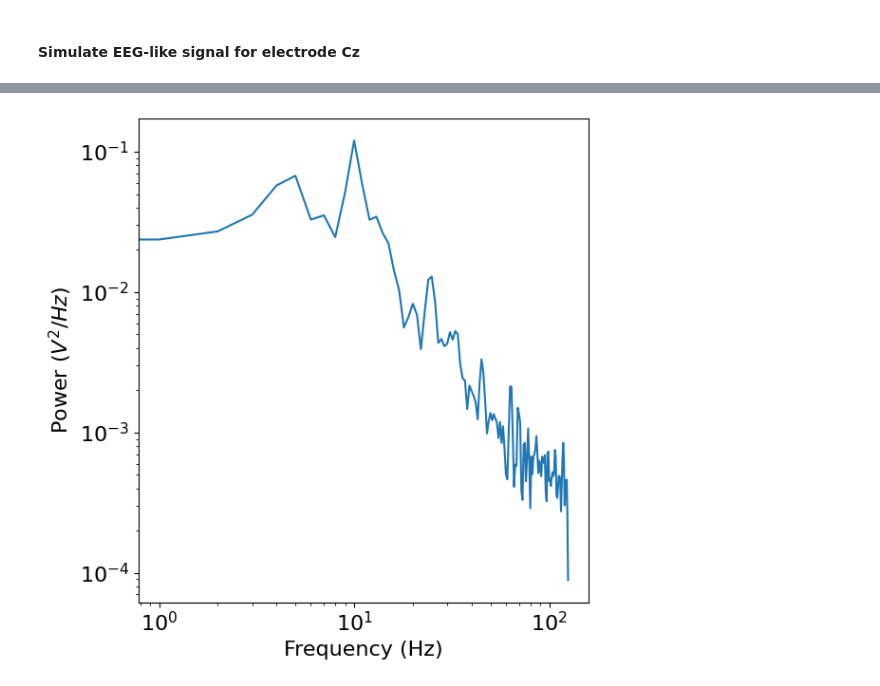
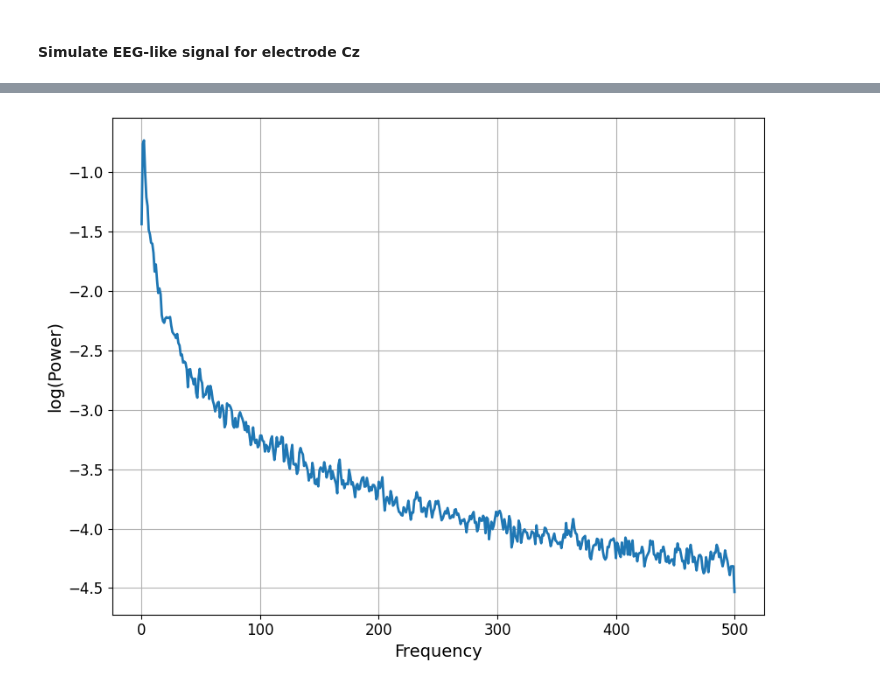
Before and after one commit to chloehooper18/DissertationSimulations, a Jupyter notebook: 02 Simulations 1ppt/01_Cz_Simulation.ipynb, the cells around one changed output, grey strips where cells are left out. Saved outputs shown, nothing was run; the diff lists cells and outputs as text; code cells hidden in the pictures.

Commit message:
Changed simulations parameters for signal

```diff
--- a/02 Simulations 1ppt/01_Cz_Simulation.ipynb
+++ b/02 Simulations 1ppt/01_Cz_Simulation.ipynb
@@ -35,19 +35,15 @@ Requirement already satisfied: six>=1.5 in c:\users\chloe\onedrive\documents\ana
 #### Data simulation settings
 # %%
 # Set seed for consistency
-set_random_seed(256)
+set_random_seed(36)
 
 # Simulation settings
-n_seconds = 8 # Number of seconds
-s_rate = 250 # Sampling rate
+n_seconds = 25 # Number of seconds
+s_rate = 1000 # Sampling rate
+times = create_times(n_seconds, s_rate)
 # %% [markdown]
 #### Simulate EEG-like signal for electrode Cz
 # %%
-# Cz acts as a reference point for all other electrode signals
-components = {'sim_synaptic_current' : {'n_neurons' : 1000, 'firing_rate' : 2,
-                                        't_ker' : 1.0, 'tau_r' : 0.002, 'tau_d' : 0.02},
-              'sim_bursty_oscillation' : {'freq' : 10}}
-component_variances = [1, 0.5]
-
-# Generate combined signal
-cz_signal = sim_combined(n_seconds, s_rate, components, component_variances)
+high_pass_filter = 1
+low_pass_filter = 50
+cz_signal_ap = sim_powerlaw (n_seconds, s_rate, exponent = -1.5, f_range = [high_pass_filter, None])
@@ -54,8 +55,8 @@ cz_signal = sim_combined(n_seconds, s_rate, components, component_variances)
 # %%
 # Plot the simulated data, in the frequency domain
-freqs, powers = compute_spectrum_welch(cz_signal, s_rate)
-plot_power_spectra(freqs, powers)
+freqs, powers = compute_spectrum_welch(cz_signal_ap, s_rate, nperseg=s_rate, noverlap=s_rate//2)
+plot_spectra(freqs, powers, log_powers=True)
 # %% [output]
-[figure, old version]
+[figure, new version]
 # %%
 # Initialise Spectral Model
```
Also changed, not shown: parts of 8 cells of this notebook.
